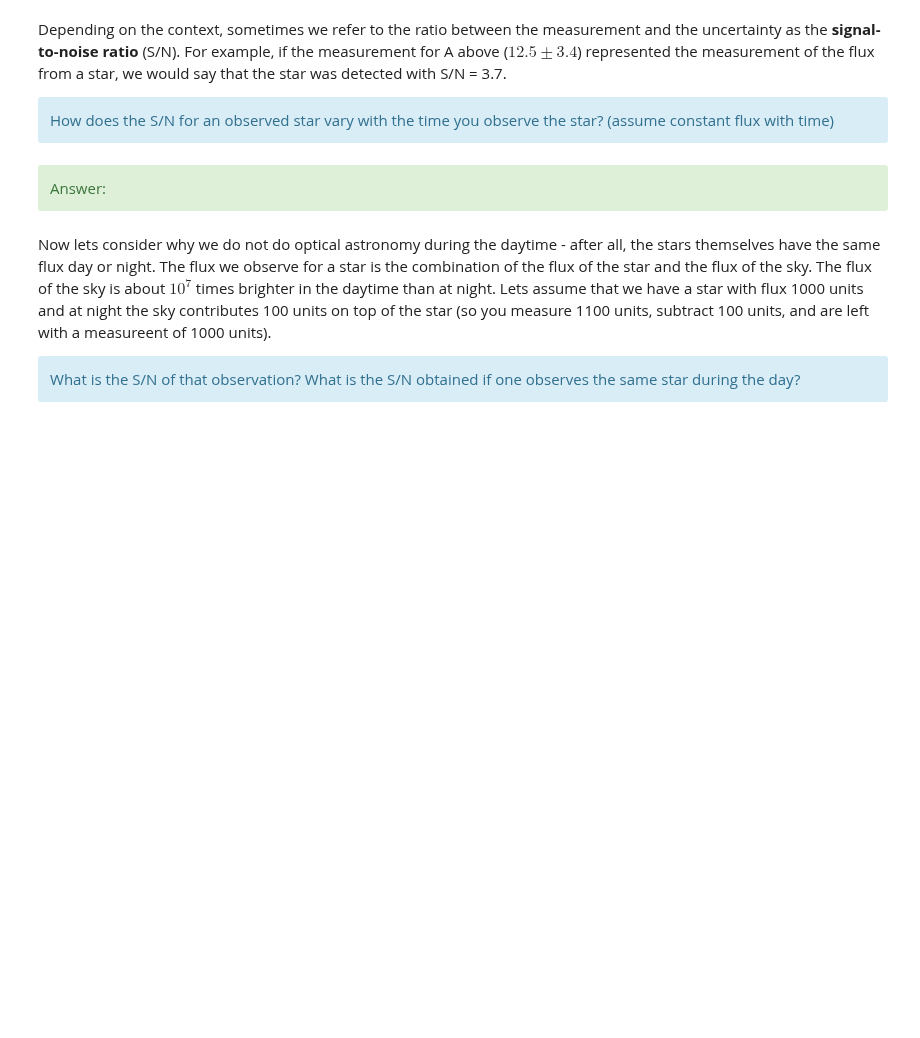
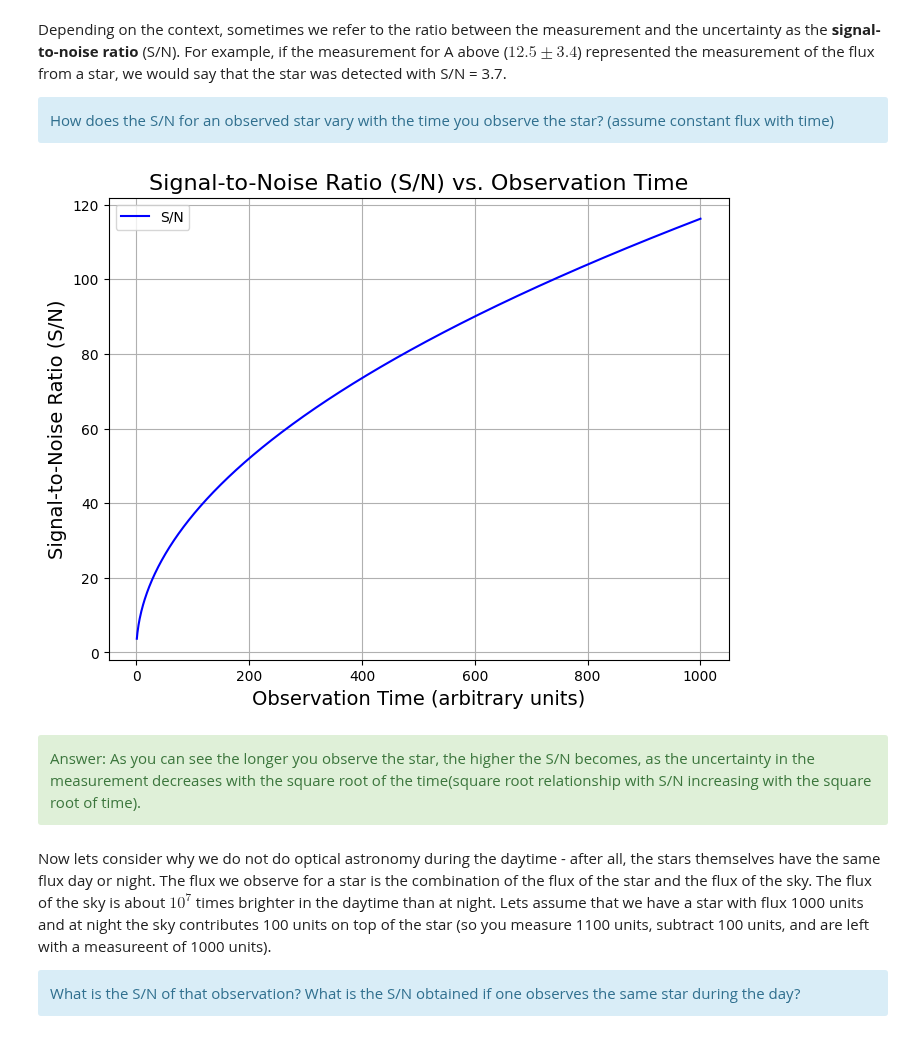
Before and after one commit to ASamaco/ASTR302, a Jupyter notebook: workbooks/ASTR302Lab2.ipynb, the cells around one changed output. Drawn from its saved outputs; the diff is of its cells as text; code cells hidden in the pictures; blank space fills up the shorter version.

```diff
--- a/workbooks/ASTR302Lab2.ipynb
+++ b/workbooks/ASTR302Lab2.ipynb
@@ -257,10 +257,43 @@ Difference_C = -0.5999999999999996 +- 4.545327
 Depending on the context, sometimes we refer to the ratio between the measurement and the uncertainty as the **signal-to-noise ratio** (S/N). For example, if the measurement for A above ($12.5 \pm 3.4$) represented the measurement of the flux from a star, we would say that the star was detected with S/N = 3.7.
 
 <div class="alert alert-info">How does the S/N for an observed star vary with the time you observe the star? (assume constant flux with time) </div>
-# %% [markdown]
-<div class="alert alert-block alert-success">
-Answer:
-</div>
+# %%
+import numpy as np
+import matplotlib.pyplot as plt
+
+# Constants
+flux_mean = 12.5  # Measured flux (signal)
+flux_std = 3.4    # Uncertainty in the flux (noise)
+
+# Number of simulation steps (time in arbitrary units)
+time_steps = 1000
+observation_times = np.linspace(1, 1000, time_steps)  # Time increases from 1 to 100
+SNR_values = []
+
+# Simulate the S/N for each observation time
+for T in observation_times:
+    # As the time increases, we get more measurements (N = T), so uncertainty decreases
+    sigma_A = flux_std / np.sqrt(T)  # Uncertainty scales with sqrt(time)
+
+    # Calculate the Signal-to-Noise ratio (S/N)
+    SNR = flux_mean / sigma_A
+    SNR_values.append(SNR)
+
+# Plot the results
+plt.figure(figsize=(8, 6))
+plt.plot(observation_times, SNR_values, label="S/N", color="b")
+plt.xlabel("Observation Time (arbitrary units)", fontsize=14)
+plt.ylabel("Signal-to-Noise Ratio (S/N)", fontsize=14)
+plt.title("Signal-to-Noise Ratio (S/N) vs. Observation Time", fontsize=16)
+plt.grid(True)
+plt.legend()
+plt.show()
+# %% [output]
+[figure, added]
+# %% [markdown]
+<div class="alert alert-block alert-success">
+Answer: As you can see the longer you observe the star, the higher the S/N becomes, as the uncertainty in the measurement decreases with the square root of the time(square root relationship with S/N increasing with the square root of time).
+</div>
 # %% [markdown]
 Now lets consider why we do not do optical astronomy during the daytime - after all, the stars themselves have the same flux day or night. The flux we observe for a star is the combination of the flux of the star and the flux of the sky. The flux of the sky is about $10^7$ times brighter in the daytime than at night. Lets assume that we have a star with flux 1000 units and at night the sky contributes 100 units on top of the star (so you measure 1100 units, subtract 100 units, and are left with a measureent of 1000 units).
 
```
Also changed, not shown: parts of 3 cells of this notebook.
